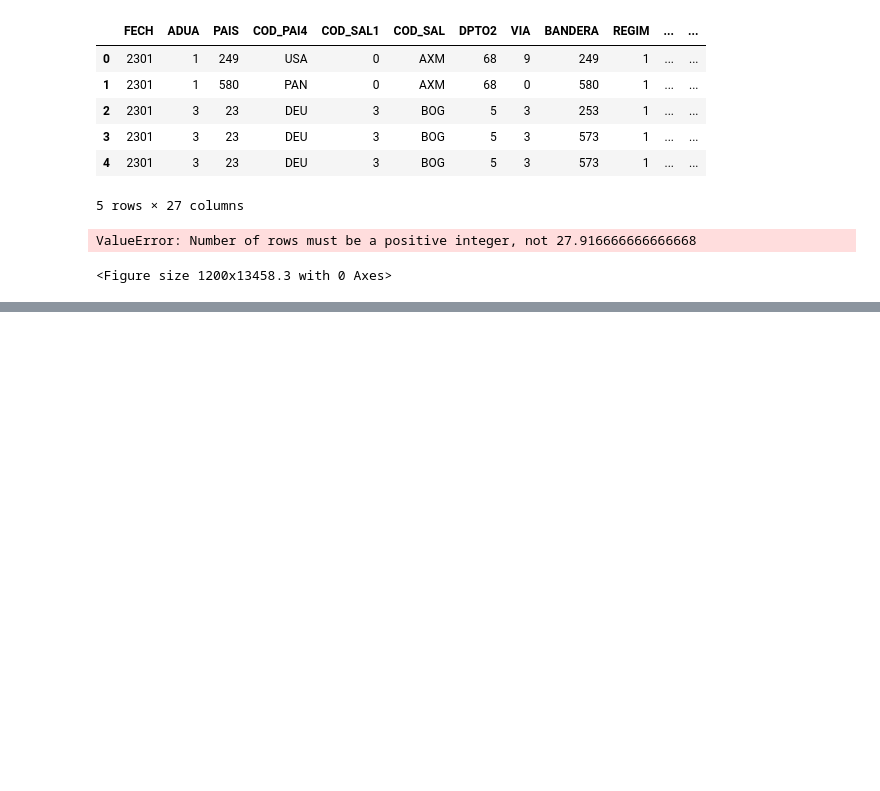
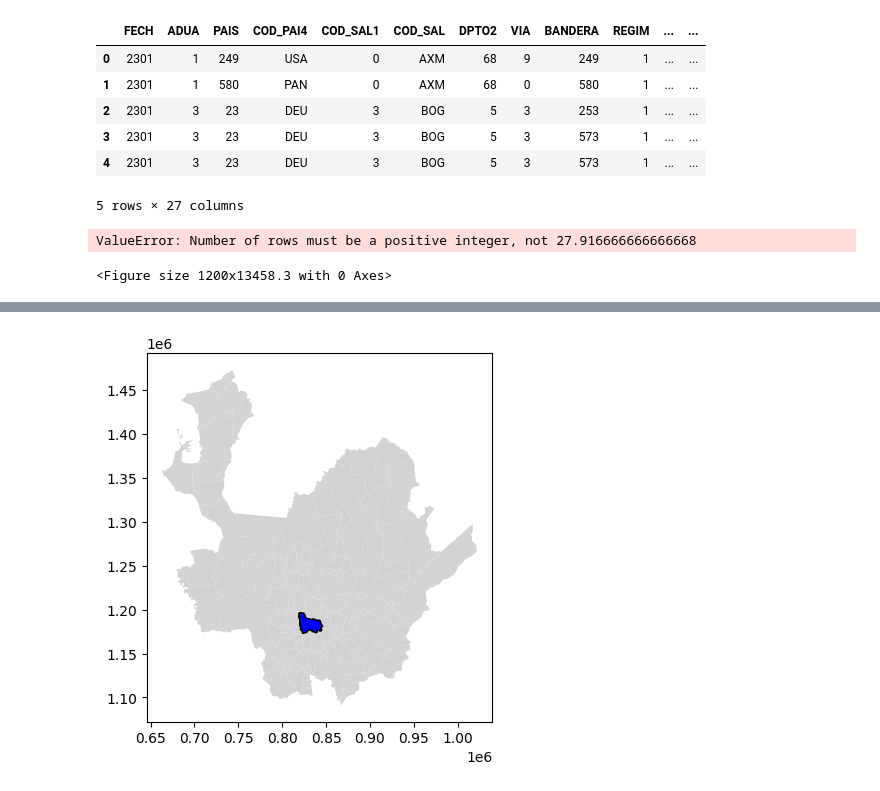
Before and after one commit to stijopa/Tesis, a Jupyter notebook: EDA_Tesis.ipynb, the cells around one changed output, grey strips where cells are left out. Drawn from its saved outputs; the diff is of its cells as text; code cells hidden in the pictures; blank space fills up the shorter version.

```diff
--- a/EDA_Tesis.ipynb
+++ b/EDA_Tesis.ipynb
@@ -158,0 +199,8 @@ ValueError: Number of rows must be a positive integer, not 27.916666666666668
+# %%
+shapefile_path = 'C:\\Users\\JohanStivenPaezBermu\\OneDrive - Asulado\\Python\\Python_MSc\\Tesis\\ESE_Capacidad_Instalada\\ESE_Capacidad_Instalada.shp'
+
+# Carga el Shapefile
+Ant = gpd.read_file(shapefile_path)
+
+# Ahora puedes trabajar con los datos cargados, como imprimir las primeras filas
+print(Ant.head())
@@ -158,0 +228,14 @@ ValueError: Number of rows must be a positive integer, not 27.916666666666668
+# %%
+region_seleccionada = Ant[Ant['COD_MPIO'] == '05001']
+# Crea una figura de Matplotlib
+fig, ax = plt.subplots()
+
+# Dibuja todas las regiones
+Ant.plot(ax=ax, color='lightgrey')
+
+# Resalta la región seleccionada
+region_seleccionada.plot(ax=ax, color='BLUE', edgecolor='black')
+
+plt.show()
+# %% [output]
+[figure, added]
```
Also changed, not shown: parts of 8 cells of this notebook.
